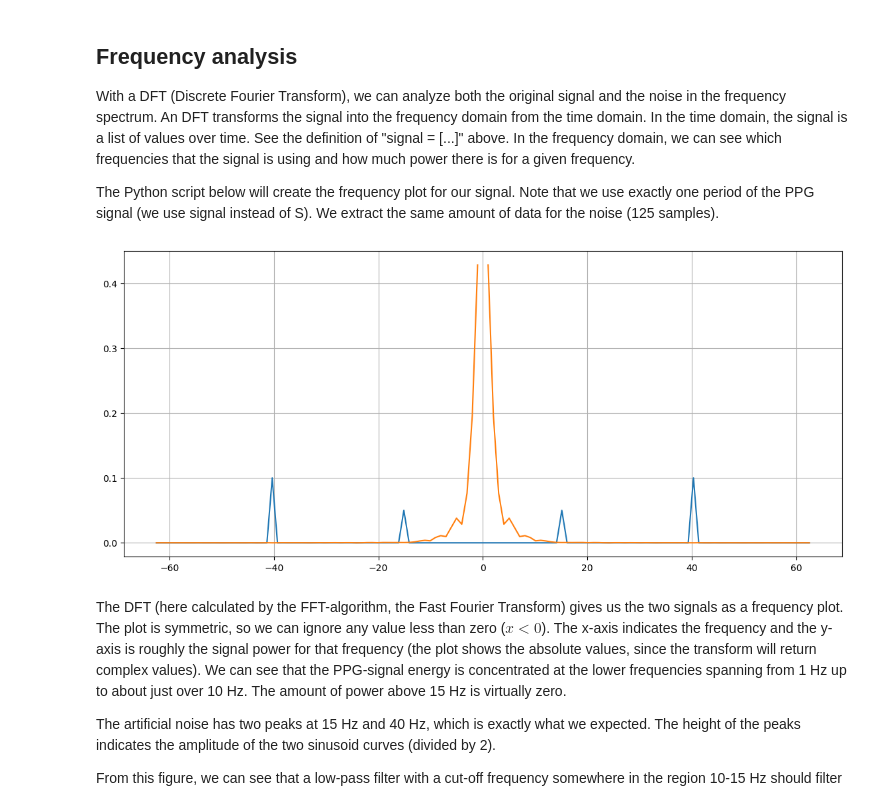
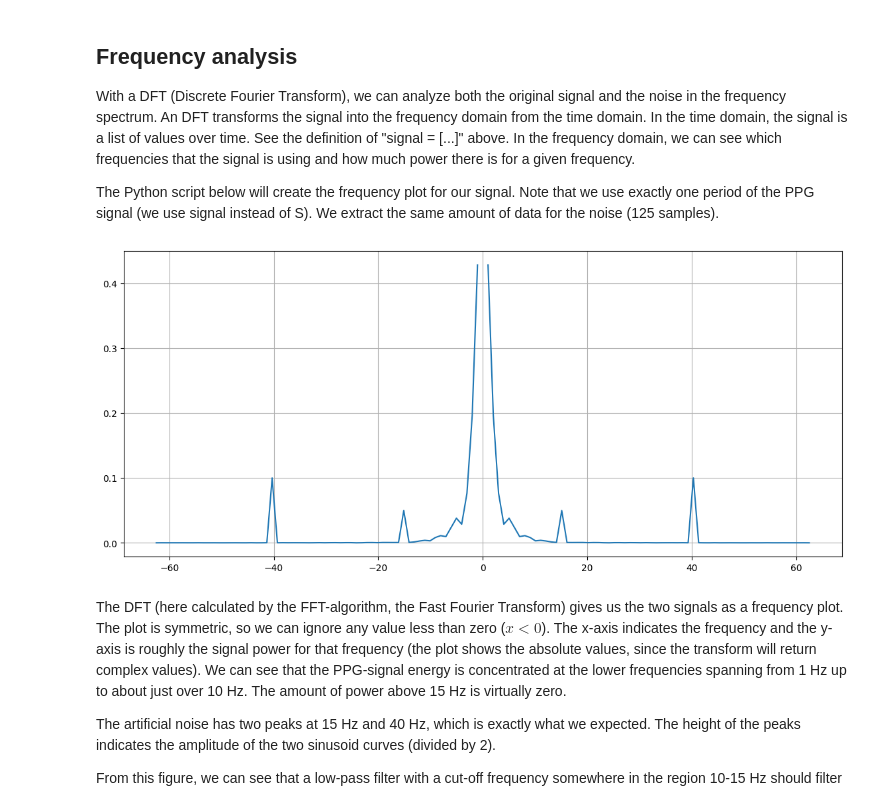
Before and after one commit to katrineristo-tech/katrine-repo, a Jupyter notebook: LPFilter.ipynb, the cells around one changed output. Drawn from its saved outputs; the diff is of its cells as text; code cells hidden in the pictures.

```diff
--- a/LPFilter.ipynb
+++ b/LPFilter.ipynb
@@ -237,22 +237,24 @@ The Python script below will create the frequency plot for our signal. Note that
 # %%
 from scipy.fftpack import fft,ifft,fftshift
 
 noise = N[:125] # Let's only extract 125 samples from N
 
 Sf = fft(signal)
 Nf = fft(noise)
+
 n = len(signal)
 T = 1.0
 Sf[0] = None # Let's remove the DC component (0th frequency) for clarity!
 
 fig = plt.figure(figsize=(14,6))
-plt.plot(np.linspace(-n*T/2,n*T/2,n), 1.0/n * np.abs(fftshift(Nf)))
-plt.plot(np.linspace(-n*T/2,n*T/2,n), 1.0/n * np.abs(fftshift(Sf)))
+#plt.plot(np.linspace(-n*T/2,n*T/2,n), 1.0/n * np.abs(fftshift(Nf)))
+#plt.plot(np.linspace(-n*T/2,n*T/2,n), 1.0/n * np.abs(fftshift(Sf)))
+plt.plot(np.linspace(-n*T/2,n*T/2,n), 1.0/n * np.abs(fftshift(Sf+Nf)))
 
 plt.grid()
 plt.show()
 # %% [output]
-[figure, old version]
+[figure, new version]
 # %% [markdown]
 The DFT (here calculated by the FFT-algorithm, the Fast Fourier Transform) gives us the two signals as a frequency plot. The plot is symmetric, so we can ignore any value less than zero ($x<0$). The x-axis indicates the frequency and the y-axis is roughly the signal power for that frequency (the plot shows the absolute values, since the transform will return complex values). We can see that the PPG-signal energy is concentrated at the lower frequencies spanning from 1 Hz up to about just over 10 Hz. The amount of power above 15 Hz is virtually zero.
 
```
Also changed, not shown: parts of 2 cells of this notebook.
